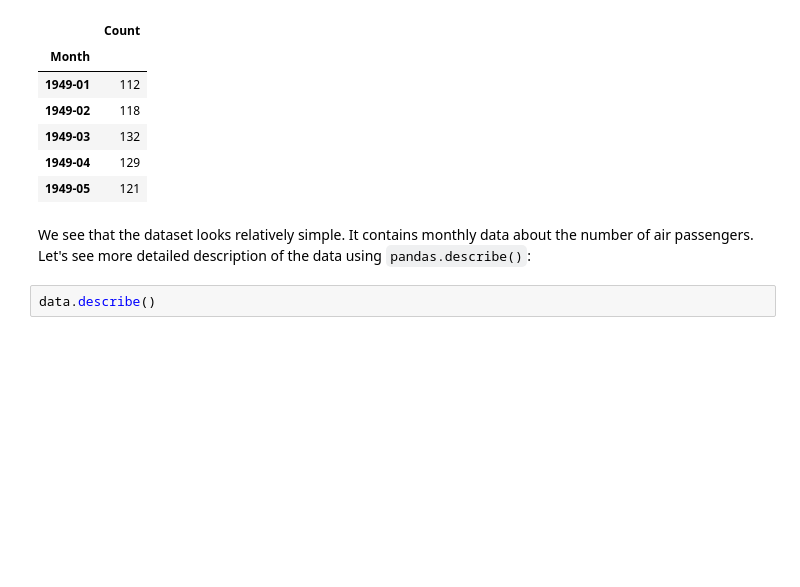
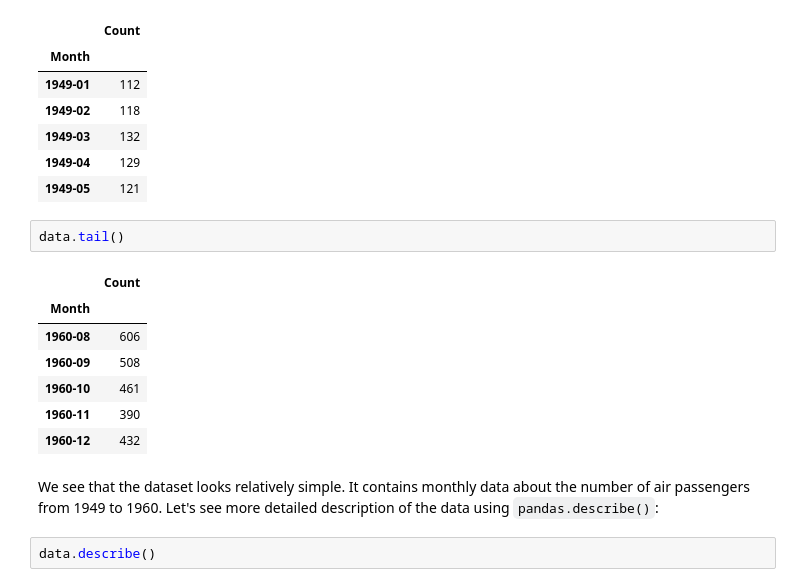
Before and after one commit to Staneesh/Repro2023, a Jupyter notebook: main.ipynb, the cells around one changed output. Drawn from its saved outputs; the diff is of its cells as text; blank space fills up the shorter version.

```diff
--- a/main.ipynb
+++ b/main.ipynb
@@ -20,8 +20,18 @@ data.head()
 | 1949-03 | 132 |
 | 1949-04 | 129 |
 | 1949-05 | 121 |
+# %%
+data.tail()
+# %% [output]
+|  | Count |
+| Month |  |
+| 1960-08 | 606 |
+| 1960-09 | 508 |
+| 1960-10 | 461 |
+| 1960-11 | 390 |
+| 1960-12 | 432 |
 # %% [markdown]
-We see that the dataset looks relatively simple. It contains monthly data about the number of air passengers. Let's see more detailed description of the data using `pandas.describe()`:
+We see that the dataset looks relatively simple. It contains monthly data about the number of air passengers from 1949 to 1960. Let's see more detailed description of the data using `pandas.describe()`:
 # %%
 data.describe()
 # %% [output]
```
Also changed, not shown: parts of 14 cells of this notebook.
